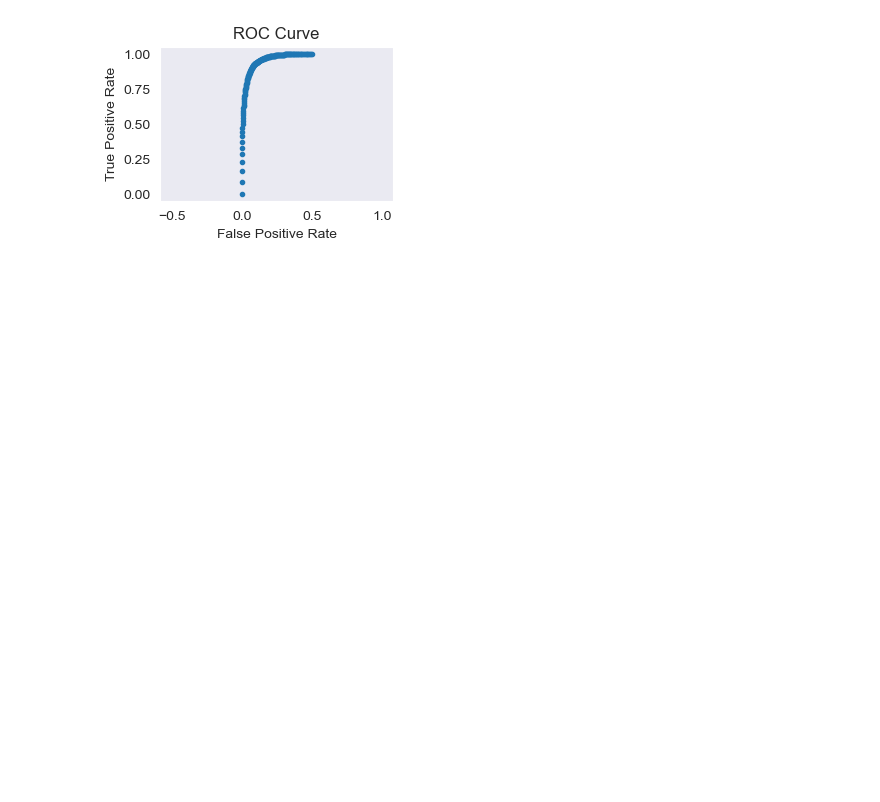
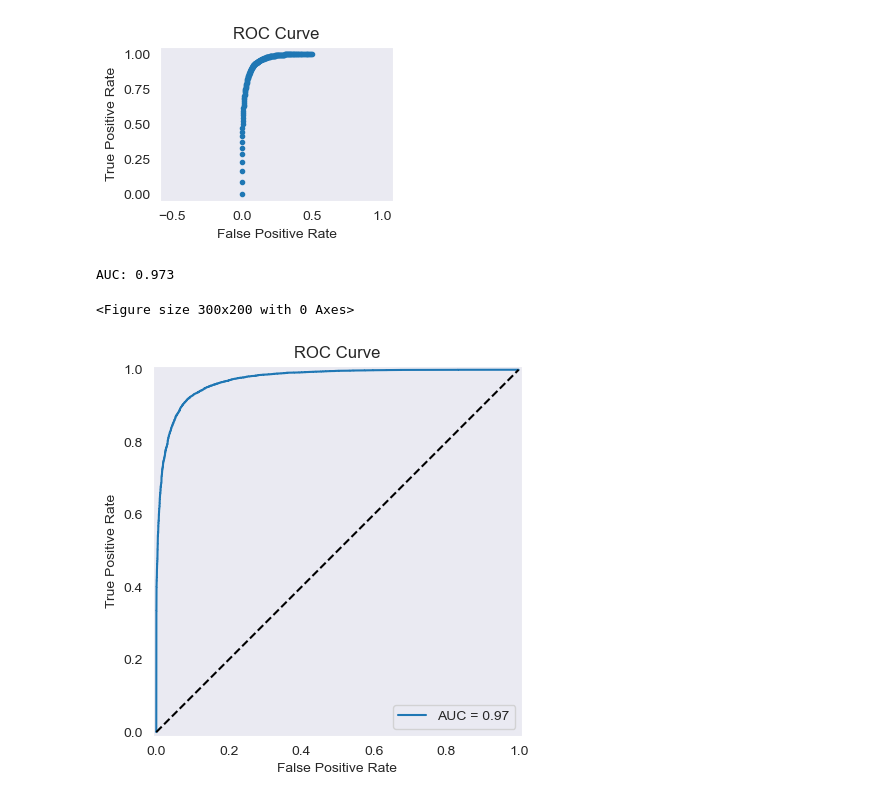
Before and after one commit to bykhov/bykhov.github.io, a Jupyter notebook: suppl/ml/Lec2025/Lec7.ipynb, the cells around one changed output. Drawn from its saved outputs; the diff is of its cells as text; code cells hidden in the pictures; blank space fills up the shorter version.

```diff
--- a/suppl/ml/Lec2025/Lec7.ipynb
+++ b/suppl/ml/Lec2025/Lec7.ipynb
@@ -162,3 +175,31 @@ plt.grid()
 plt.show()
 # %% [output]
 [figure]
+# %%
+# AUC
+from sklearn.metrics import roc_auc_score
+auc = roc_auc_score(ytest, yhat)
+print(f'AUC: {auc:.3f}')
+# %% [output]
+AUC: 0.973
+# %%
+# display ROC curve
+from sklearn.metrics import roc_curve
+from sklearn.metrics import auc
+from sklearn.metrics import RocCurveDisplay
+
+fpr, tpr, thresholds = roc_curve(ytest, yhat)
+roc_auc = auc(fpr, tpr)
+plt.figure(figsize=(3, 2))
+RocCurveDisplay(fpr=fpr, tpr=tpr, roc_auc=roc_auc).plot()
+plt.plot([0, 1], [0, 1], 'k--')
+plt.xlim(-0.01, 1.01)
+plt.ylim(-0.01, 1.01)
+plt.xlabel('False Positive Rate')
+plt.ylabel('True Positive Rate')
+plt.title('ROC Curve')
+plt.grid()
+plt.show()
+# %% [output]
+<Figure size 300x200 with 0 Axes>
+[figure, added]
```
Also changed, not shown: parts of 3 cells of this notebook.
